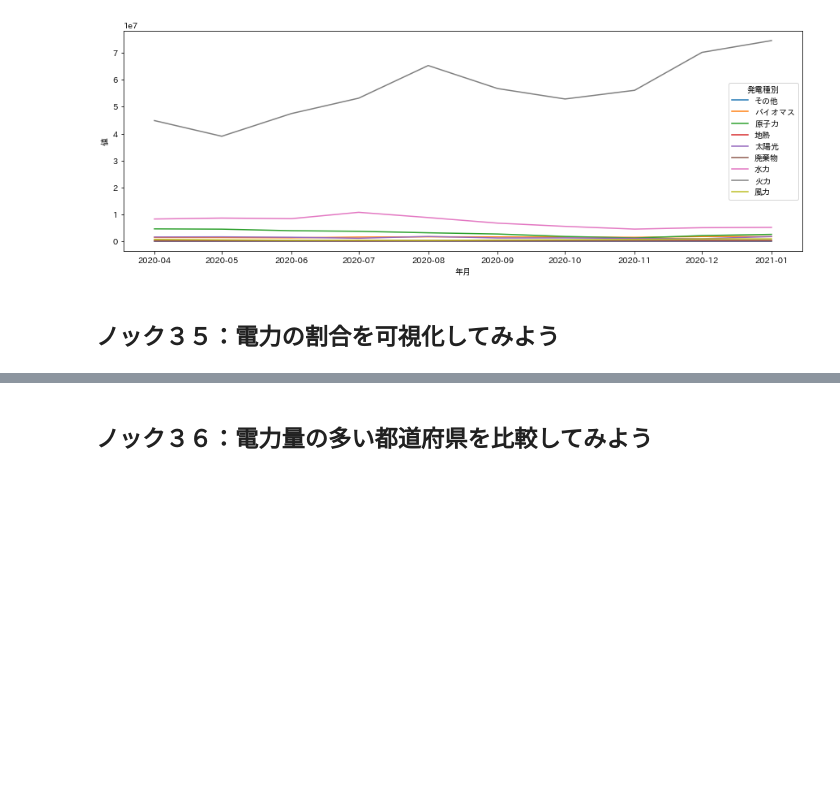
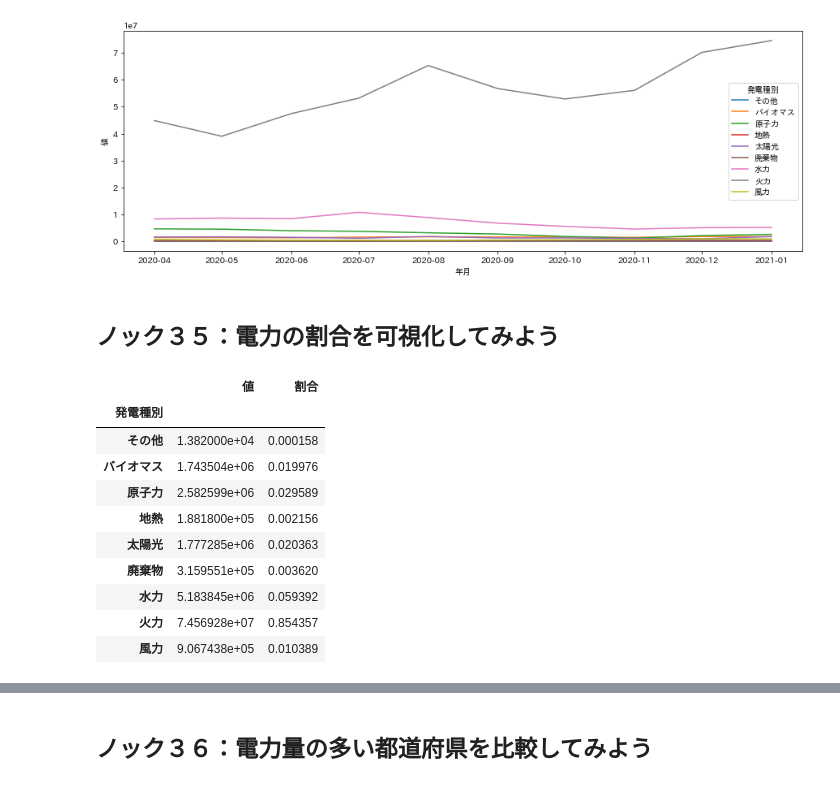
Before and after one commit to winuim/python-process-visualization-100, a Jupyter notebook: chapter-2/src/chapter-2.ipynb, the cells around one changed output, grey strips where cells are left out. Cells and saved outputs as stored; diff of their text form; code cells hidden in the pictures; blank space fills up the shorter version.

```diff
--- a/chapter-2/src/chapter-2.ipynb
+++ b/chapter-2/src/chapter-2.ipynb
@@ -486,3 +486,20 @@ sns.lineplot(x=viz_data["年月"], y=viz_data["値"], hue=viz_data["発電種別
 [figure]
 # %% [markdown]
 ## ノック３５：電力の割合を可視化してみよう
+# %%
+viz_data = datas_v_all.loc[(datas_v_all["項目"]=="電力量")&(datas_v_all["年月"]=="2021.1")]
+viz_data = viz_data[["発電種別","値"]].groupby("発電種別").sum()
+viz_data["割合"] = viz_data["値"]/viz_data["値"].sum()
+viz_data
+# %% [output]
+|  | 値 | 割合 |
+| 発電種別 |  |  |
+| その他 | 1.382000e+04 | 0.000158 |
+| バイオマス | 1.743504e+06 | 0.019976 |
+| 原子力 | 2.582599e+06 | 0.029589 |
+| 地熱 | 1.881800e+05 | 0.002156 |
+| 太陽光 | 1.777285e+06 | 0.020363 |
+| 廃棄物 | 3.159551e+05 | 0.003620 |
+| 水力 | 5.183845e+06 | 0.059392 |
+| 火力 | 7.456928e+07 | 0.854357 |
+| 風力 | 9.067438e+05 | 0.010389 |
```
Also changed, not shown: parts of 1 cell of this notebook.
